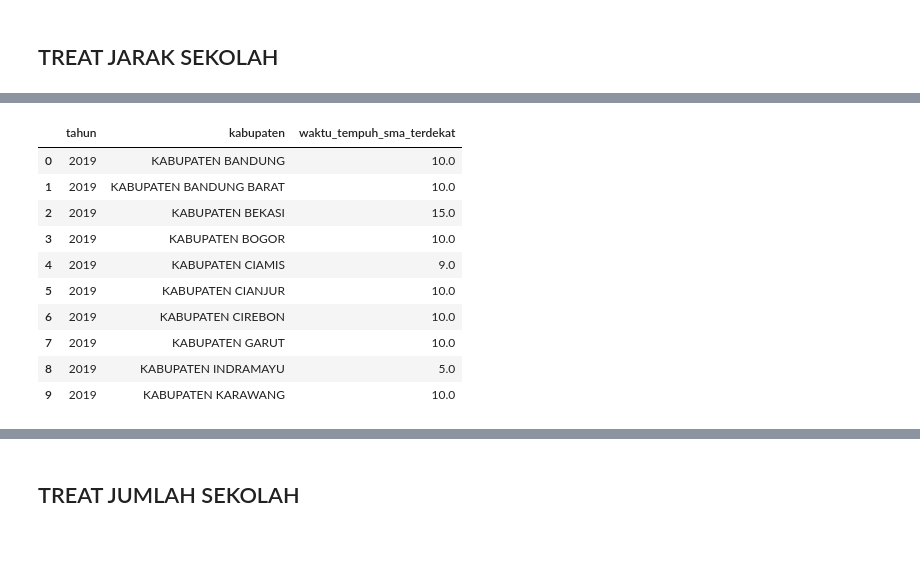
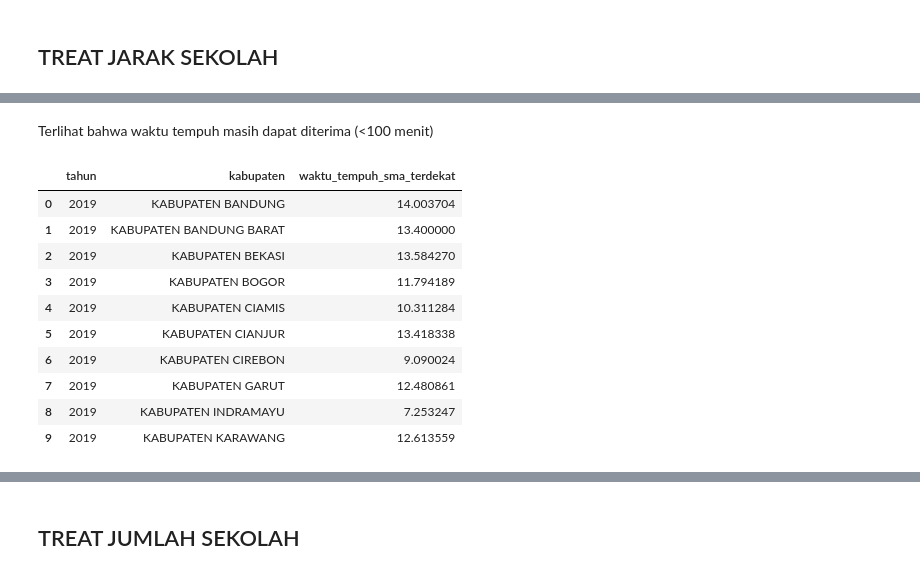
Before and after one commit to FirRW/PrediksiIndeksPendidikan, a Jupyter notebook: Notebook/Data Feature Hackaton Pacmann.ipynb, the cells around one changed output, grey strips where cells are left out. Cells and saved outputs as stored; diff of their text form; code cells hidden in the pictures; blank space fills up the shorter version.

```diff
--- a/Notebook/Data Feature Hackaton Pacmann.ipynb
+++ b/Notebook/Data Feature Hackaton Pacmann.ipynb
@@ -489,0 +668,3 @@ df_JarakSMP.head(10)
+# %%
+df_JarakSMA_treat= df_JarakSMA[(np.abs(stats.zscore(df_JarakSMA['waktu_tempuh_sma_terdekat'])) < 0.5)]
+boxplot = df_JarakSMA_treat.boxplot(column=['waktu_tempuh_sma_terdekat'])
@@ -490,19 +688,23 @@ df_JarakSMP.head(10)
+# %% [markdown]
+Terlihat bahwa waktu tempuh masih dapat diterima (<100 menit)
+# %%
+df_JarakSMA = df_JarakSMA_treat
 # %%
-df_JarakSMA= aggmedian(df_JarakSMA,'tahun','bps_nama_kabupaten_kota','waktu_tempuh_sma_terdekat')
+df_JarakSMA= aggaverage(df_JarakSMA,'tahun','bps_nama_kabupaten_kota','waktu_tempuh_sma_terdekat')
 df_JarakSMA= changecol(df_JarakSMA,'bps_nama_kabupaten_kota')
 df_JarakSMA.head(10)
 # %% [output]
 |  | tahun | kabupaten | waktu_tempuh_sma_terdekat |
-| 0 | 2019 | KABUPATEN BANDUNG | 10.0 |
-| 1 | 2019 | KABUPATEN BANDUNG BARAT | 10.0 |
-| 2 | 2019 | KABUPATEN BEKASI | 15.0 |
-| 3 | 2019 | KABUPATEN BOGOR | 10.0 |
-| 4 | 2019 | KABUPATEN CIAMIS | 9.0 |
-| 5 | 2019 | KABUPATEN CIANJUR | 10.0 |
-| 6 | 2019 | KABUPATEN CIREBON | 10.0 |
-| 7 | 2019 | KABUPATEN GARUT | 10.0 |
-| 8 | 2019 | KABUPATEN INDRAMAYU | 5.0 |
-| 9 | 2019 | KABUPATEN KARAWANG | 10.0 |
+| 0 | 2019 | KABUPATEN BANDUNG | 14.003704 |
+| 1 | 2019 | KABUPATEN BANDUNG BARAT | 13.400000 |
+| 2 | 2019 | KABUPATEN BEKASI | 13.584270 |
+| 3 | 2019 | KABUPATEN BOGOR | 11.794189 |
+| 4 | 2019 | KABUPATEN CIAMIS | 10.311284 |
+| 5 | 2019 | KABUPATEN CIANJUR | 13.418338 |
+| 6 | 2019 | KABUPATEN CIREBON | 9.090024 |
+| 7 | 2019 | KABUPATEN GARUT | 12.480861 |
+| 8 | 2019 | KABUPATEN INDRAMAYU | 7.253247 |
+| 9 | 2019 | KABUPATEN KARAWANG | 12.613559 |
 # %%
 df_jarak = pd.merge(df_JarakSD,df_JarakSMP, on=['tahun','kabupaten'])
 df_jarak = pd.merge(df_jarak,df_JarakSMA, on=['tahun','kabupaten'])
```
Also changed, not shown: parts of 92 cells of this notebook, 6 other files.
